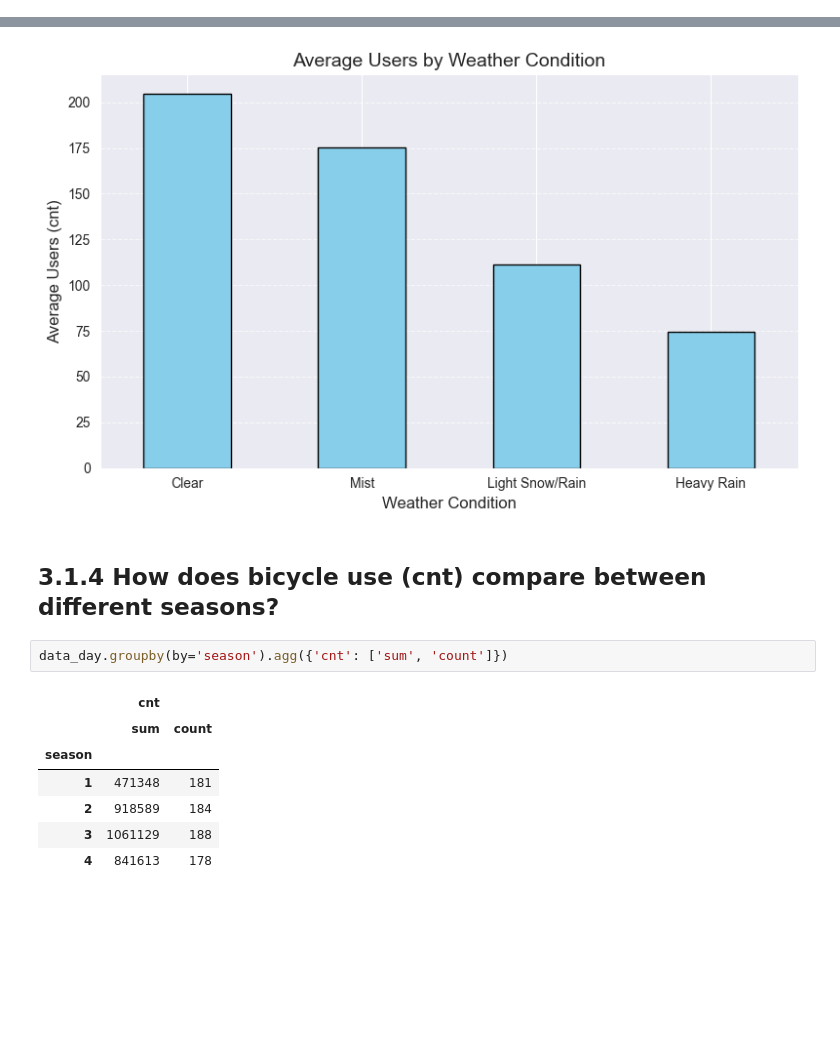
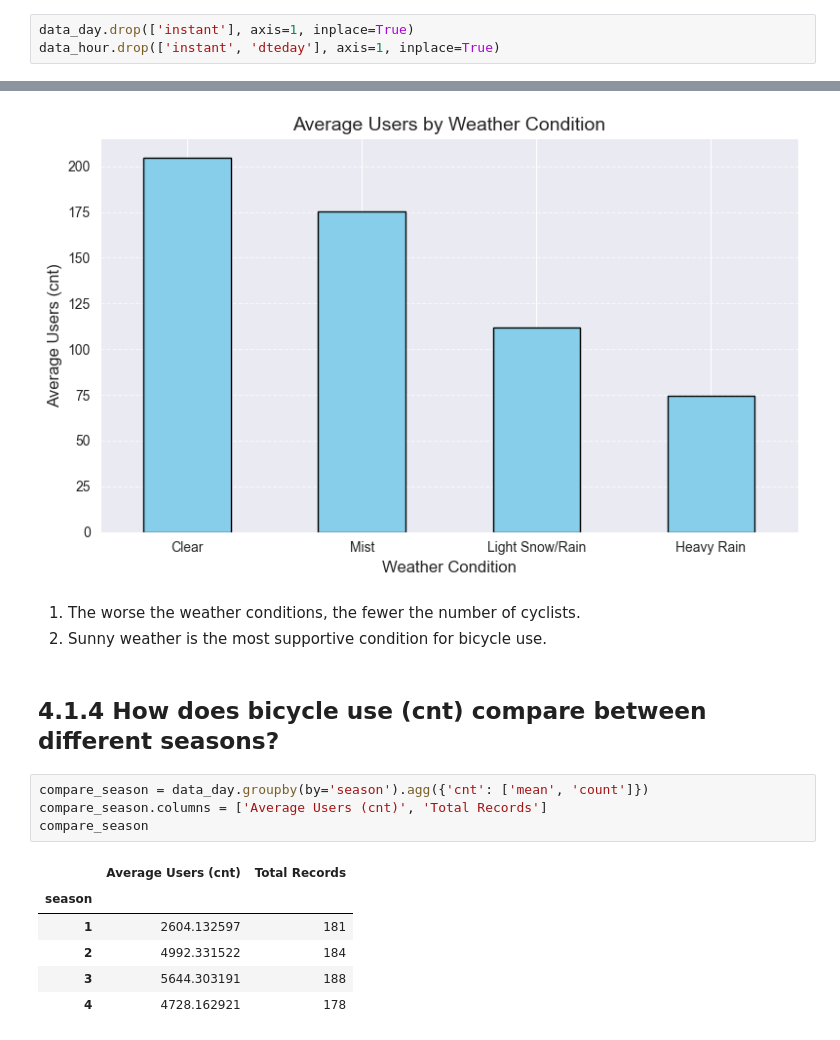
Before and after one commit to fikrifaizz/Bike-Sharing-Dataset---Data-Analysis, a Jupyter notebook: work.ipynb, the cells around one changed output, grey strips where cells are left out. Drawn from its saved outputs; the diff is of its cells as text; blank space fills up the shorter version.

```diff
--- a/work.ipynb
+++ b/work.ipynb
@@ -198,3 +200,6 @@ From the initial check on the day.csv data, there were 59 outliers and when the
+# %%
+data_day.drop(['instant'], axis=1, inplace=True)
+data_hour.drop(['instant', 'dteday'], axis=1, inplace=True)
 # %% [markdown]
 # **3. Exploratory Data Analysis**
 # %% [markdown]
@@ -330,16 +363,20 @@ plt.tight_layout()
 plt.show()
 # %% [output]
 [figure]
+# %% [markdown]
+1. The worse the weather conditions, the fewer the number of cyclists.
+2. Sunny weather is the most supportive condition for bicycle use.
 # %% [markdown]
-## 3.1.4 How does bicycle use (cnt) compare between different seasons?
+## 4.1.4 How does bicycle use (cnt) compare between different seasons?
 # %%
-data_day.groupby(by='season').agg({'cnt': ['sum', 'count']})
+compare_season = data_day.groupby(by='season').agg({'cnt': ['mean', 'count']})
+compare_season.columns = ['Average Users (cnt)', 'Total Records']
+compare_season
 # %% [output]
-|  | cnt |  |
-|  | sum | count |
+|  | Average Users (cnt) | Total Records |
 | season |  |  |
-| 1 | 471348 | 181 |
-| 2 | 918589 | 184 |
-| 3 | 1061129 | 188 |
-| 4 | 841613 | 178 |
+| 1 | 2604.132597 | 181 |
+| 2 | 4992.331522 | 184 |
+| 3 | 5644.303191 | 188 |
+| 4 | 4728.162921 | 178 |
 # %%
```
Also changed, not shown: parts of 23 cells of this notebook.
